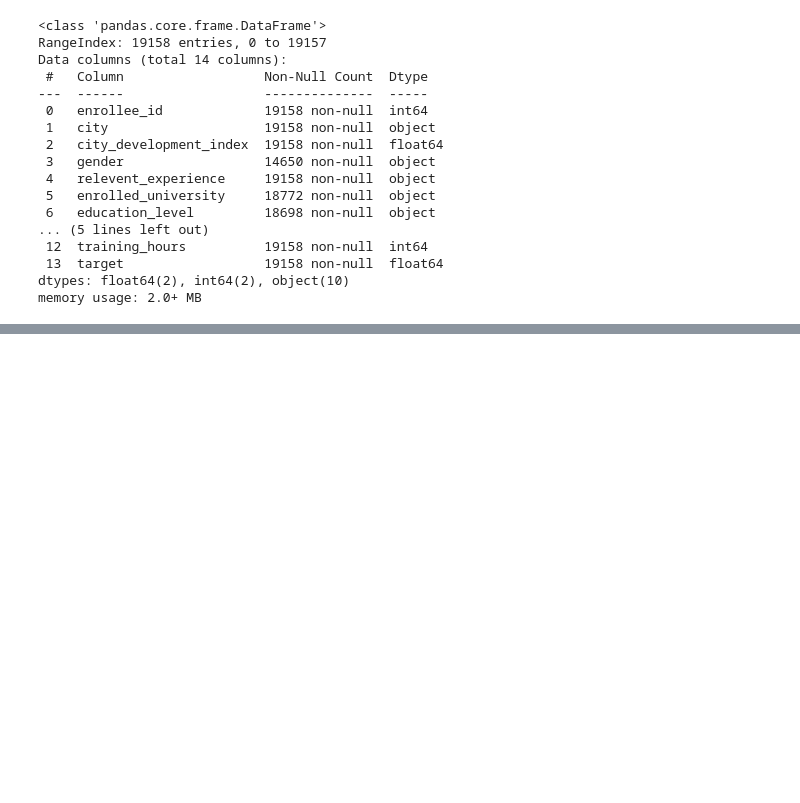
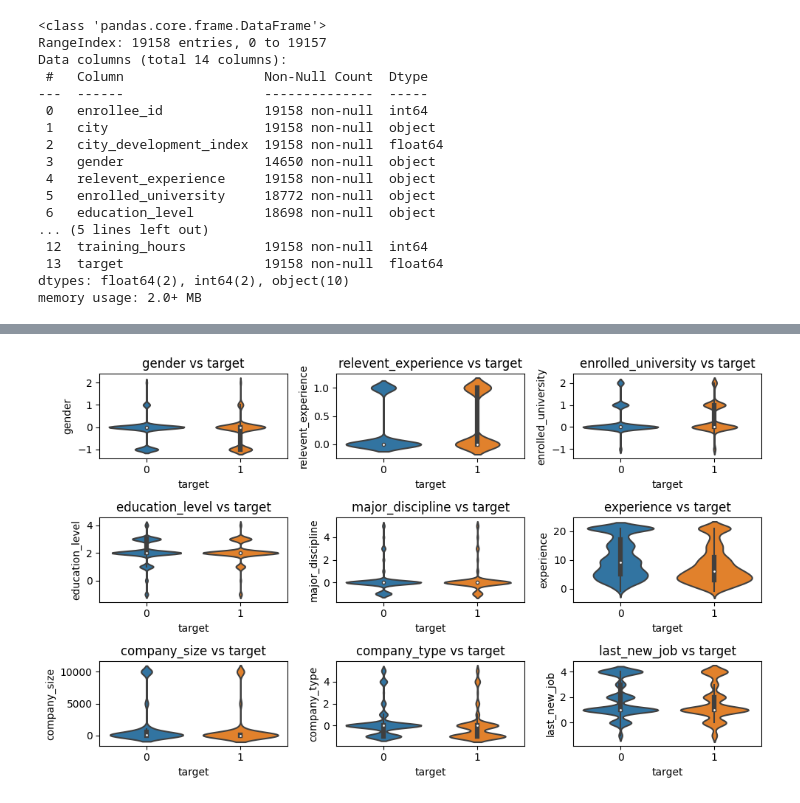
Before and after one commit to rubenIng93/xtream-ai-assignment, a Jupyter notebook: exploratory-analysis.ipynb, the cells around one changed output, grey strips where cells are left out. Saved outputs shown, nothing was run; the diff lists cells and outputs as text; code cells hidden in the pictures; blank space fills up the shorter version.

```diff
--- a/exploratory-analysis.ipynb
+++ b/exploratory-analysis.ipynb
@@ -63,0 +421,22 @@ plt.show()
+# %%
+# let's plot the features vs target, using boxplots for categorical data and kde for continuos data
+categorical_features = [
+    'gender',
+    'relevent_experience',
+    'enrolled_university',
+    'education_level',
+    'major_discipline',
+    'experience',
+    'company_size',
+    'company_type',
+    'last_new_job'
+]
+
+fig, ax = plt.subplots(3, 3, figsize=(10,6))
+for i, feat in enumerate(categorical_features):
+    sns.violinplot(df_visual, x='target', y=feat, ax=ax[int(np.floor(i/3)), i%3])
+    ax[int(np.floor(i/3)), i%3].set_title(f'{feat} vs target')
+fig.tight_layout()
+plt.show()
+# %% [output]
+[figure, added]
```
Also changed, not shown: parts of 72 cells of this notebook, 5 other files.
